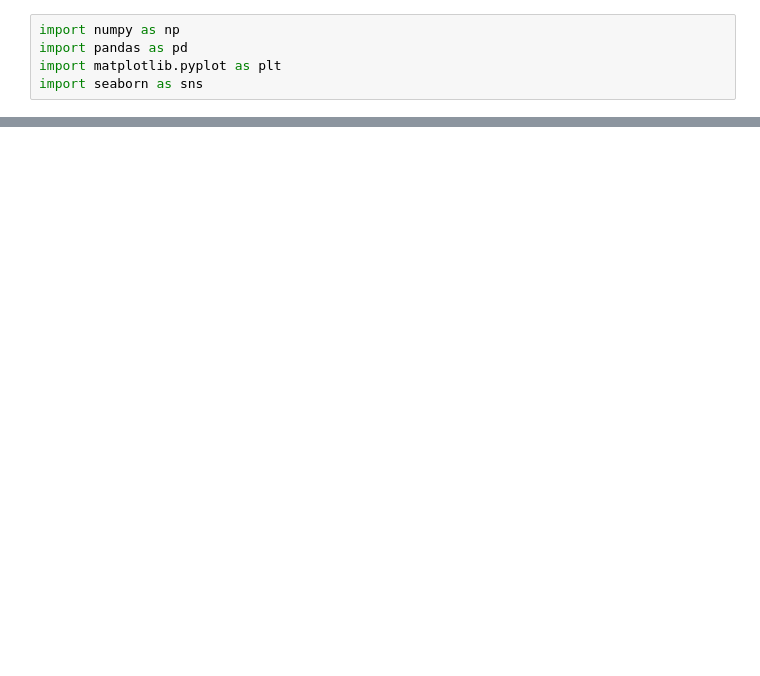
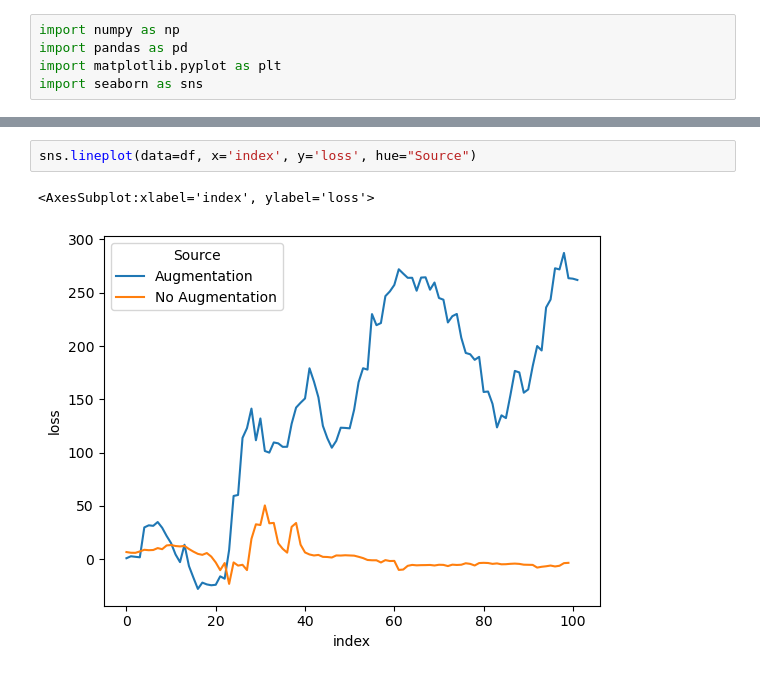
Before and after one commit to oliverc1623/Sim2Real, a Jupyter notebook: vista/rl/analyze.ipynb, the cells around one changed output, grey strips where cells are left out. Cells and saved outputs as stored; diff of their text form; blank space fills up the shorter version.

```diff
--- a/vista/rl/analyze.ipynb
+++ b/vista/rl/analyze.ipynb
@@ -65,3 +101,8 @@ sns.lineplot(data=df, x='index', y='reward_avg')
+# %%
+sns.lineplot(data=df, x='index', y='loss', hue="Source")
+# %% [output]
+<AxesSubplot:xlabel='index', ylabel='loss'>
+[figure, added]
 # %%
 sns.scatterplot(data=df, x='index', y='reward')
 sns.lineplot(data=df, x='index', y='reward_avg')
```
Also changed, not shown: parts of 7 cells of this notebook, 4 other files.
